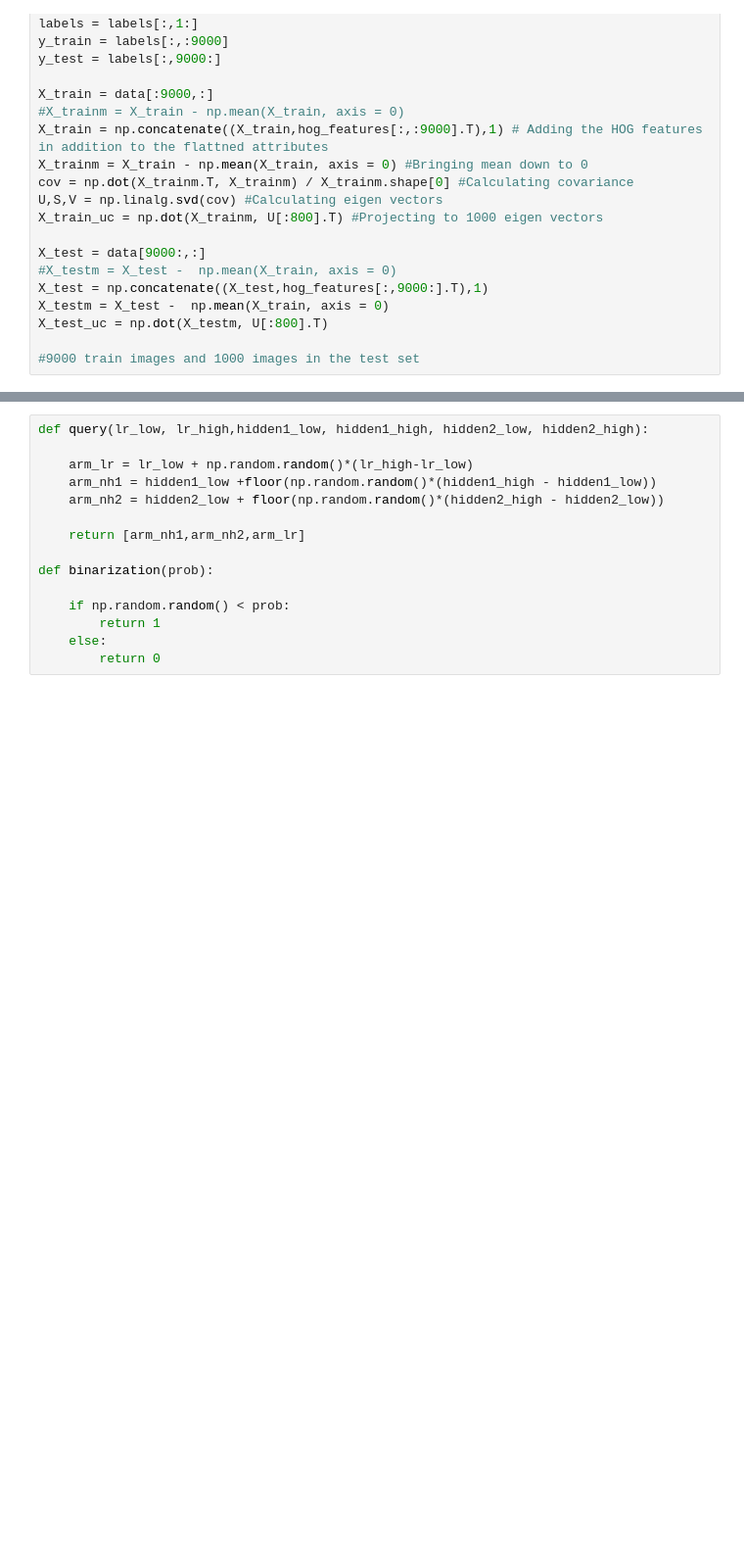
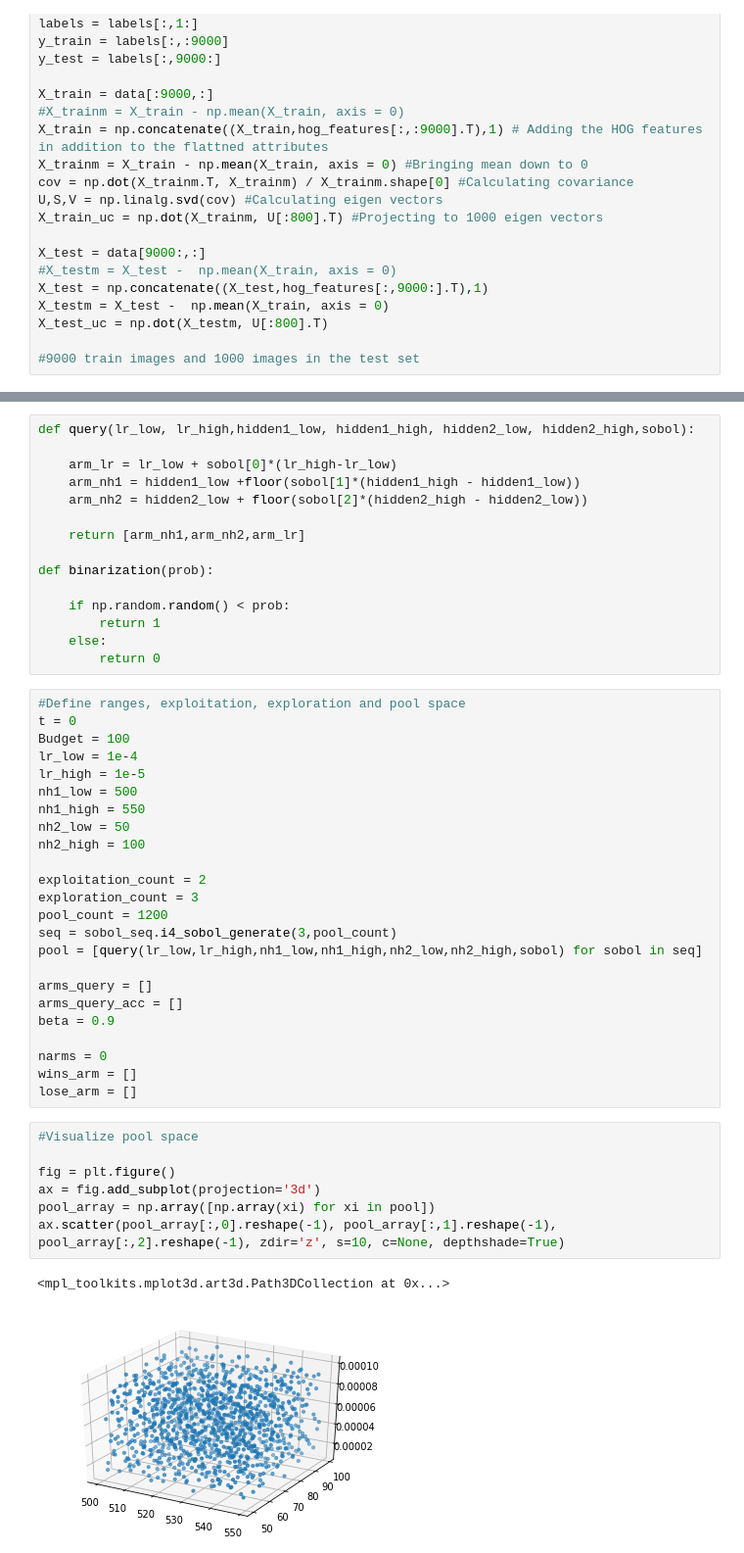
Before and after one commit to glitchinthematrix/MAB-Hyperparameter-Tuning, a Jupyter notebook: MAB_hyperparameter_tuning.ipynb, the cells around one changed output, grey strips where cells are left out. Shown: that part at 98% size. Drawn from its saved outputs; the diff is of its cells as text; blank space fills up the shorter version.

```diff
--- a/MAB_hyperparameter_tuning.ipynb
+++ b/MAB_hyperparameter_tuning.ipynb
@@ -51,10 +59,10 @@ def run_config(config):
     return test_vec[-1]/100
 # %%
-def query(lr_low, lr_high,hidden1_low, hidden1_high, hidden2_low, hidden2_high):
+def query(lr_low, lr_high,hidden1_low, hidden1_high, hidden2_low, hidden2_high,sobol):
 
-    arm_lr = lr_low + np.random.random()*(lr_high-lr_low)
-    arm_nh1 = hidden1_low +floor(np.random.random()*(hidden1_high - hidden1_low))
-    arm_nh2 = hidden2_low + floor(np.random.random()*(hidden2_high - hidden2_low))
+    arm_lr = lr_low + sobol[0]*(lr_high-lr_low)
+    arm_nh1 = hidden1_low +floor(sobol[1]*(hidden1_high - hidden1_low))
+    arm_nh2 = hidden2_low + floor(sobol[2]*(hidden2_high - hidden2_low))
 
     return [arm_nh1,arm_nh2,arm_lr]
 
@@ -64,4 +72,38 @@ def binarization(prob):
         return 1
     else:
         return 0
+# %%
+#Define ranges, exploitation, exploration and pool space
+t = 0
+Budget = 100
+lr_low = 1e-4
+lr_high = 1e-5
+nh1_low = 500
+nh1_high = 550
+nh2_low = 50
+nh2_high = 100
+
+exploitation_count = 2
+exploration_count = 3
+pool_count = 1200
+seq = sobol_seq.i4_sobol_generate(3,pool_count)
+pool = [query(lr_low,lr_high,nh1_low,nh1_high,nh2_low,nh2_high,sobol) for sobol in seq]
+
+arms_query = []
+arms_query_acc = []
+beta = 0.9
+
+narms = 0
+wins_arm = []
+lose_arm = []
+# %%
+#Visualize pool space
+
+fig = plt.figure()
+ax = fig.add_subplot(projection='3d')
+pool_array = np.array([np.array(xi) for xi in pool])
+ax.scatter(pool_array[:,0].reshape(-1), pool_array[:,1].reshape(-1), pool_array[:,2].reshape(-1), zdir='z', s=10, c=None, depthshade=True)
+# %% [output]
+<mpl_toolkits.mplot3d.art3d.Path3DCollection at 0x...>
+[figure, added]
 # %%
```
Also changed, not shown: parts of 12 cells of this notebook, 3 other files.
